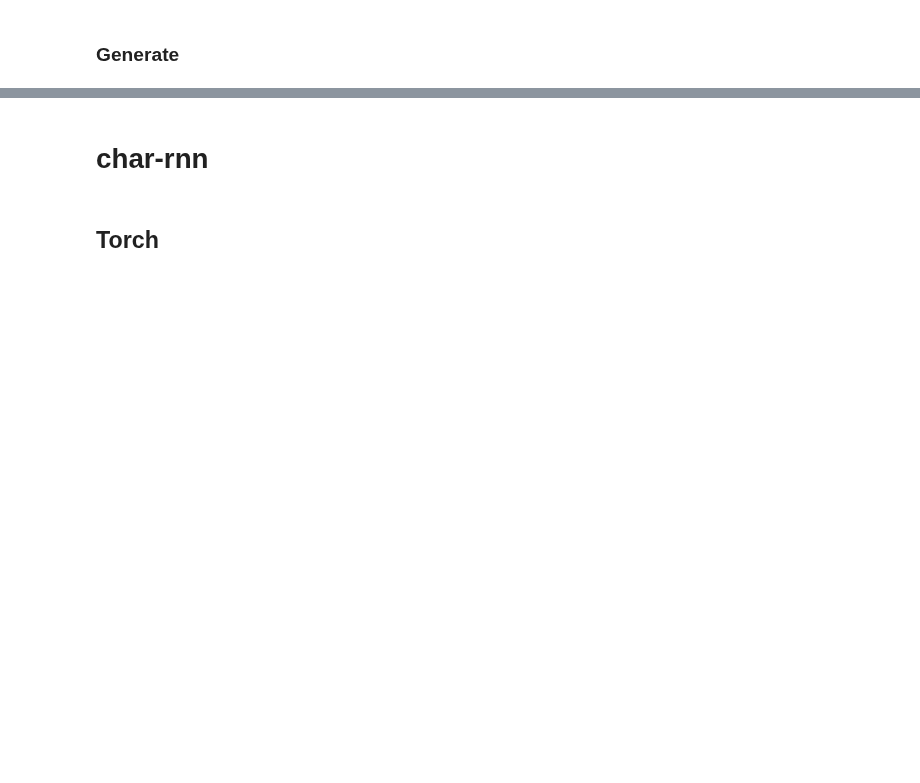
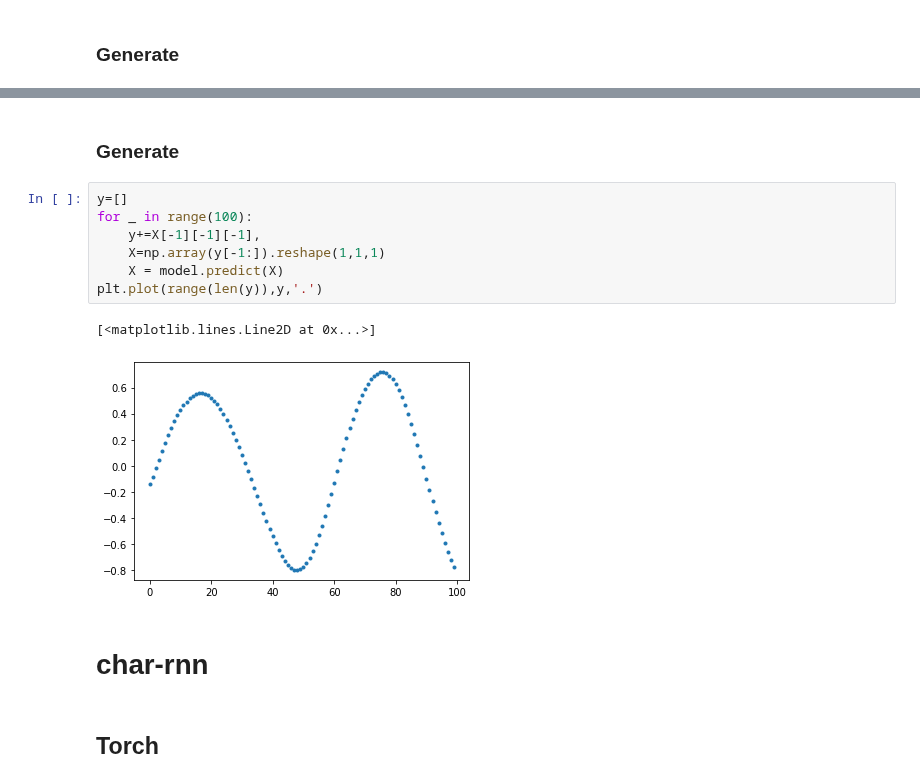
Before and after one commit to hoihui/nlp, a Jupyter notebook: SequenceToNumbers.ipynb, the cells around one changed output, grey strips where cells are left out. Cells and saved outputs as stored; diff of their text form; blank space fills up the shorter version.

```diff
--- a/SequenceToNumbers.ipynb
+++ b/SequenceToNumbers.ipynb
@@ -143,3 +230,15 @@ plt.plot(range(len(y)),y,'.')
+# %% [markdown]
+### Generate
+# %%
+y=[]
+for _ in range(100):
+    y+=X[-1][-1][-1],
+    X=np.array(y[-1:]).reshape(1,1,1)
+    X = model.predict(X)
+plt.plot(range(len(y)),y,'.')
+# %% [output]
+[<matplotlib.lines.Line2D at 0x...>]
+[figure, added]
 # %% [markdown]
 # char-rnn
 # %% [markdown]
```
Also changed, not shown: parts of 20 cells of this notebook, 1 other file.
